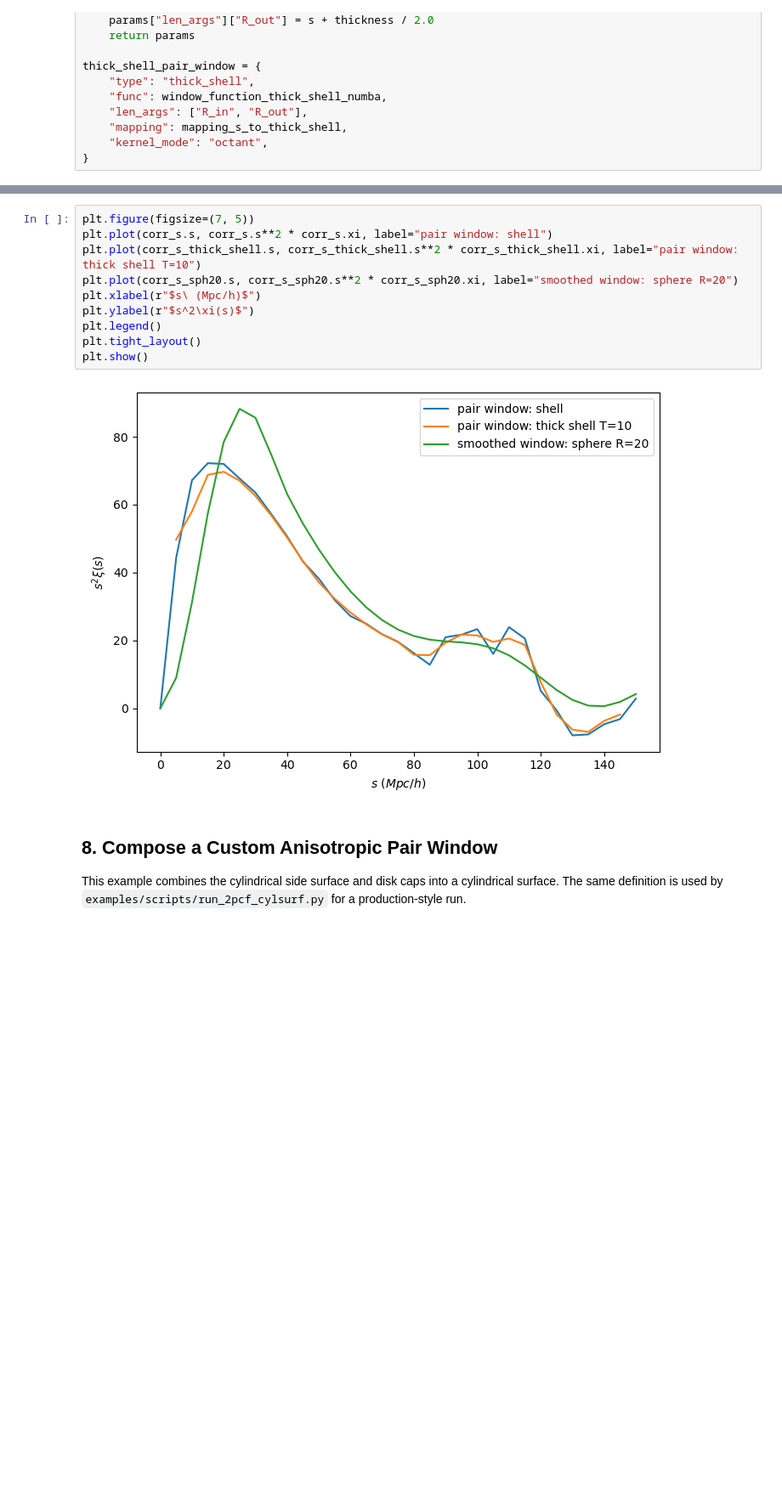
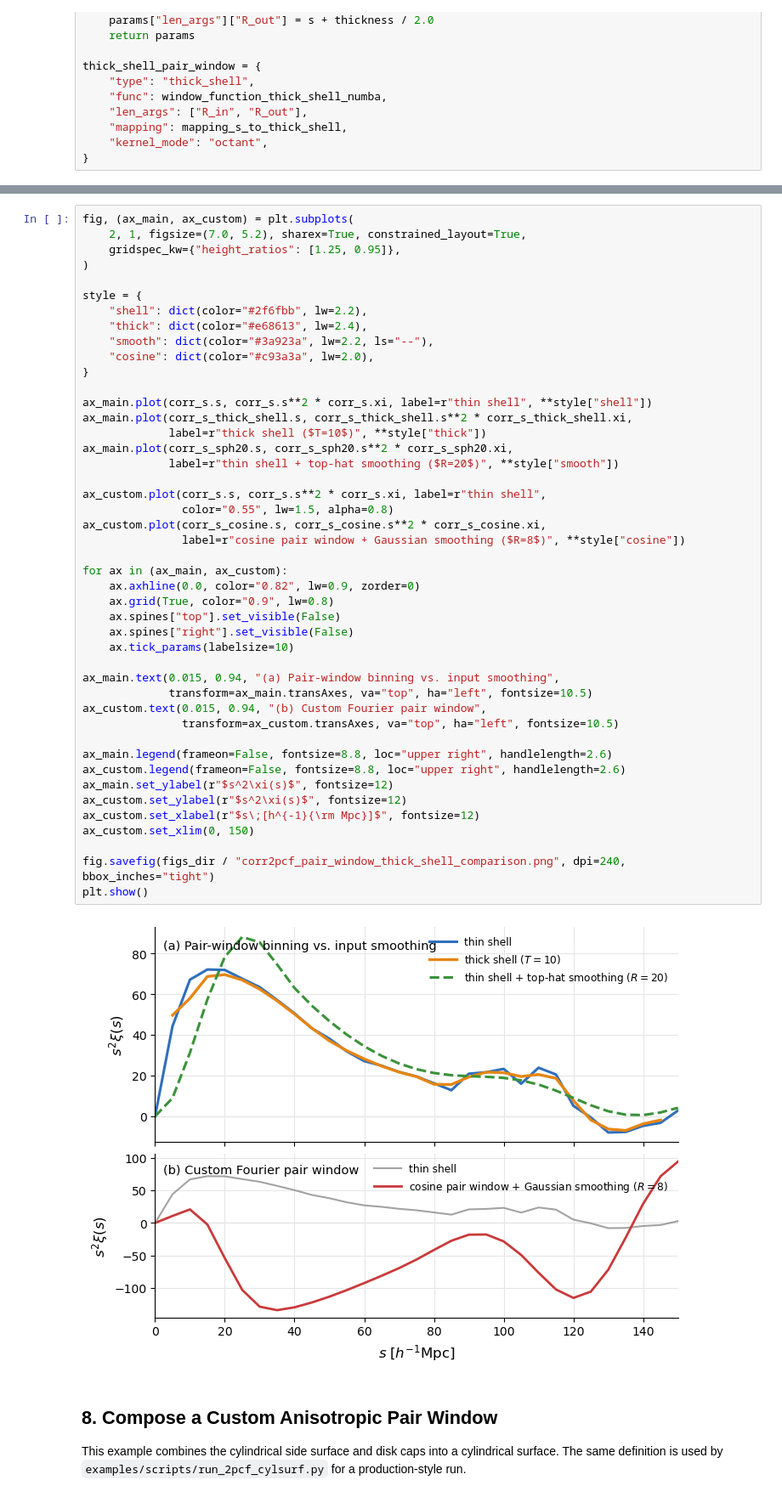
Before and after one commit to SYSUSPA-Projects/PyHermes, a Jupyter notebook: examples/notebooks/corr2pcf.ipynb, the cells around one changed output, grey strips where cells are left out. Shown at 85% size. Drawn from its saved outputs; the diff is of its cells as text; blank space fills up the shorter version.

```diff
--- a/examples/notebooks/corr2pcf.ipynb
+++ b/examples/notebooks/corr2pcf.ipynb
@@ -584,15 +584,50 @@ This comparison separates two ideas that are easy to conflate. A thick-shell pai
 # %%
-plt.figure(figsize=(7, 5))
-plt.plot(corr_s.s, corr_s.s**2 * corr_s.xi, label="pair window: shell")
-plt.plot(corr_s_thick_shell.s, corr_s_thick_shell.s**2 * corr_s_thick_shell.xi, label="pair window: thick shell T=10")
-plt.plot(corr_s_sph20.s, corr_s_sph20.s**2 * corr_s_sph20.xi, label="smoothed window: sphere R=20")
-plt.xlabel(r"$s\ (Mpc/h)$")
-plt.ylabel(r"$s^2\xi(s)$")
-plt.legend()
-plt.tight_layout()
+fig, (ax_main, ax_custom) = plt.subplots(
+    2, 1, figsize=(7.0, 5.2), sharex=True, constrained_layout=True,
+    gridspec_kw={"height_ratios": [1.25, 0.95]},
+)
+
+style = {
+    "shell": dict(color="#2f6fbb", lw=2.2),
+    "thick": dict(color="#e68613", lw=2.4),
+    "smooth": dict(color="#3a923a", lw=2.2, ls="--"),
+    "cosine": dict(color="#c93a3a", lw=2.0),
+}
+
+ax_main.plot(corr_s.s, corr_s.s**2 * corr_s.xi, label=r"thin shell", **style["shell"])
+ax_main.plot(corr_s_thick_shell.s, corr_s_thick_shell.s**2 * corr_s_thick_shell.xi,
+             label=r"thick shell ($T=10$)", **style["thick"])
+ax_main.plot(corr_s_sph20.s, corr_s_sph20.s**2 * corr_s_sph20.xi,
+             label=r"thin shell + top-hat smoothing ($R=20$)", **style["smooth"])
+
+ax_custom.plot(corr_s.s, corr_s.s**2 * corr_s.xi, label=r"thin shell",
+               color="0.55", lw=1.5, alpha=0.8)
+ax_custom.plot(corr_s_cosine.s, corr_s_cosine.s**2 * corr_s_cosine.xi,
+               label=r"cosine pair window + Gaussian smoothing ($R=8$)", **style["cosine"])
+
+for ax in (ax_main, ax_custom):
+    ax.axhline(0.0, color="0.82", lw=0.9, zorder=0)
+    ax.grid(True, color="0.9", lw=0.8)
+    ax.spines["top"].set_visible(False)
+    ax.spines["right"].set_visible(False)
+    ax.tick_params(labelsize=10)
+
+ax_main.text(0.015, 0.94, "(a) Pair-window binning vs. input smoothing",
+             transform=ax_main.transAxes, va="top", ha="left", fontsize=10.5)
+ax_custom.text(0.015, 0.94, "(b) Custom Fourier pair window",
+               transform=ax_custom.transAxes, va="top", ha="left", fontsize=10.5)
+
+ax_main.legend(frameon=False, fontsize=8.8, loc="upper right", handlelength=2.6)
+ax_custom.legend(frameon=False, fontsize=8.8, loc="upper right", handlelength=2.6)
+ax_main.set_ylabel(r"$s^2\xi(s)$", fontsize=12)
+ax_custom.set_ylabel(r"$s^2\xi(s)$", fontsize=12)
+ax_custom.set_xlabel(r"$s\;[h^{-1}{\rm Mpc}]$", fontsize=12)
+ax_custom.set_xlim(0, 150)
+
+fig.savefig(figs_dir / "corr2pcf_pair_window_thick_shell_comparison.png", dpi=240, bbox_inches="tight")
 plt.show()
 # %% [output]
-[figure, old version]
+[figure, new version]
 # %% [markdown]
 ## 8. Compose a Custom Anisotropic Pair Window
 
```
Also changed, not shown: parts of 16 cells of this notebook, 2 other files.
